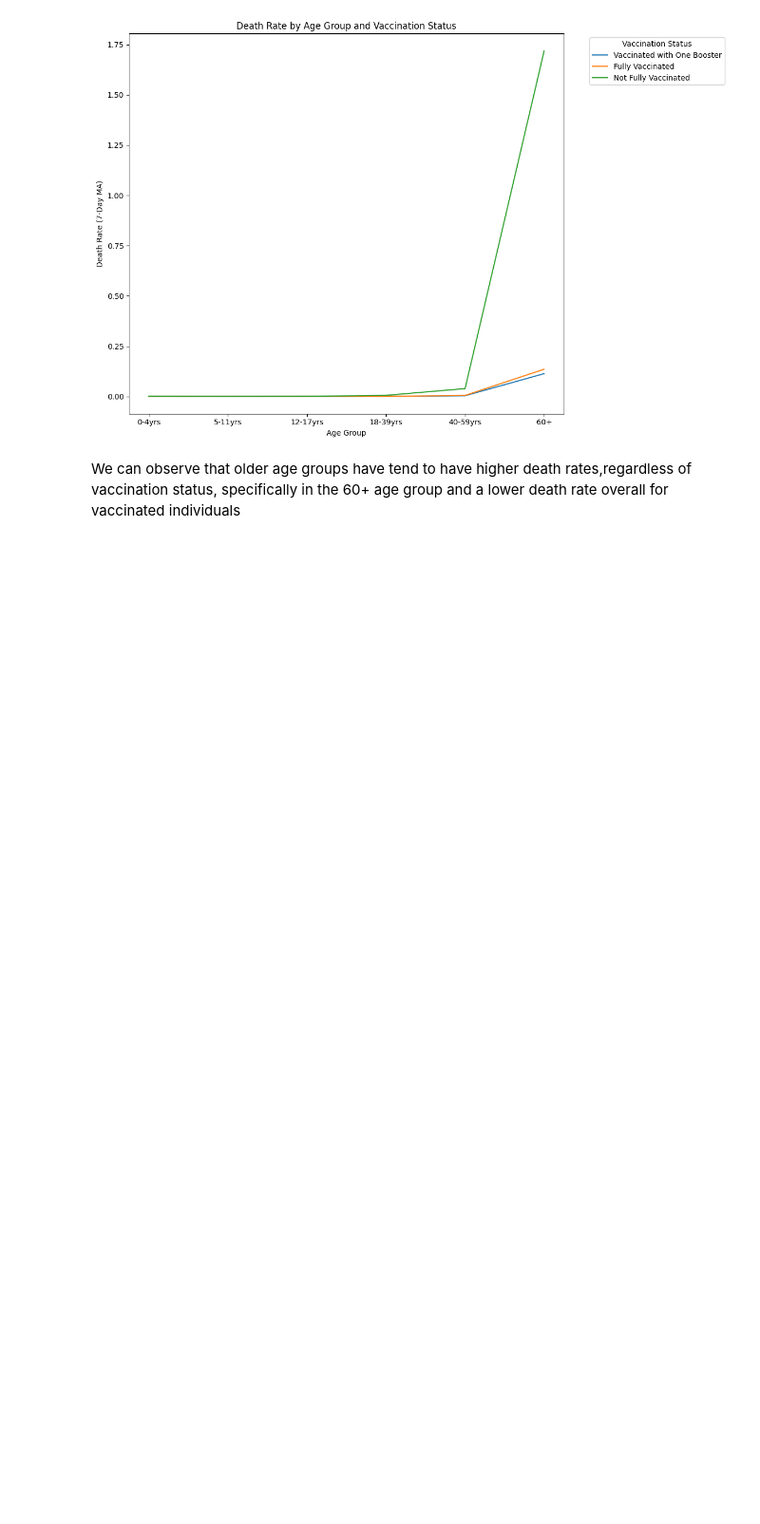
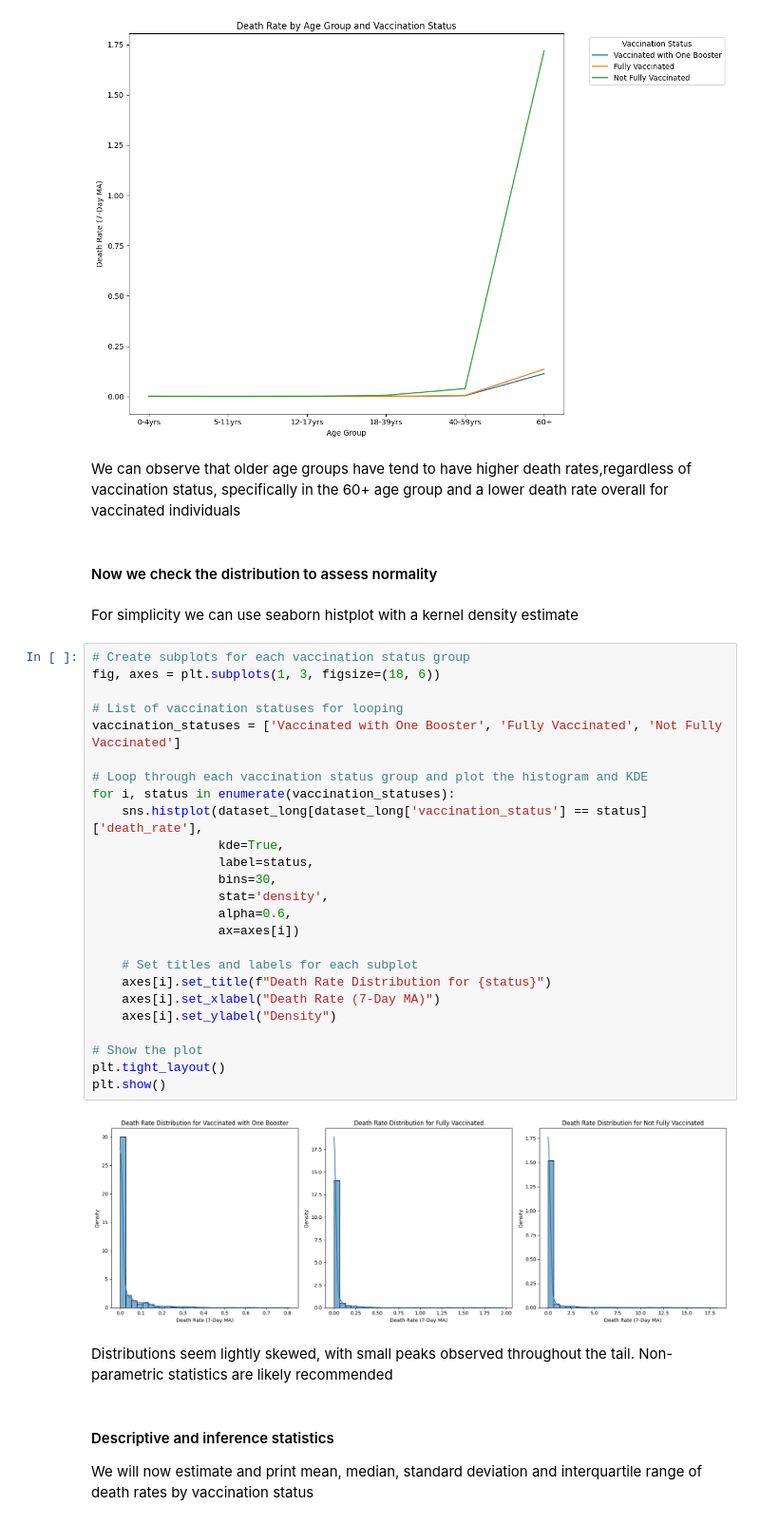
Before and after one commit to DiegoPiza/AI_tools_for_PH, a Jupyter notebook: Final_Assignment.ipynb, the cells around one changed output. Shown at 95% size. Cells and saved outputs as stored; diff of their text form; blank space fills up the shorter version.

```diff
--- a/Final_Assignment.ipynb
+++ b/Final_Assignment.ipynb
@@ -188,3 +188,39 @@ plt.show()
 [figure]
 # %% [markdown]
 We can observe that older age groups have tend to have higher death rates,regardless of vaccination status, specifically in the 60+ age group and a lower death rate overall for vaccinated individuals
+# %% [markdown]
+#### Now we check the distribution to assess normality
+# %% [markdown]
+For simplicity we can use seaborn histplot with a kernel density estimate
+# %%
+# Create subplots for each vaccination status group
+fig, axes = plt.subplots(1, 3, figsize=(18, 6))
+
+# List of vaccination statuses for looping
+vaccination_statuses = ['Vaccinated with One Booster', 'Fully Vaccinated', 'Not Fully Vaccinated']
+
+# Loop through each vaccination status group and plot the histogram and KDE
+for i, status in enumerate(vaccination_statuses):
+    sns.histplot(dataset_long[dataset_long['vaccination_status'] == status]['death_rate'],
+                 kde=True,
+                 label=status,
+                 bins=30,
+                 stat='density',
+                 alpha=0.6,
+                 ax=axes[i])
+
+    # Set titles and labels for each subplot
+    axes[i].set_title(f"Death Rate Distribution for {status}")
+    axes[i].set_xlabel("Death Rate (7-Day MA)")
+    axes[i].set_ylabel("Density")
+
+# Show the plot
+plt.tight_layout()
+plt.show()
+# %% [output]
+[figure, added]
+# %% [markdown]
+Distributions seem lightly skewed, with small peaks observed throughout the tail. Non-parametric statistics are likely recommended
+# %% [markdown]
+#### Descriptive and inference statistics
+We will now estimate and print mean, median, standard deviation and interquartile range of death rates by vaccination status
```
Also changed, not shown: parts of 3 cells of this notebook.
